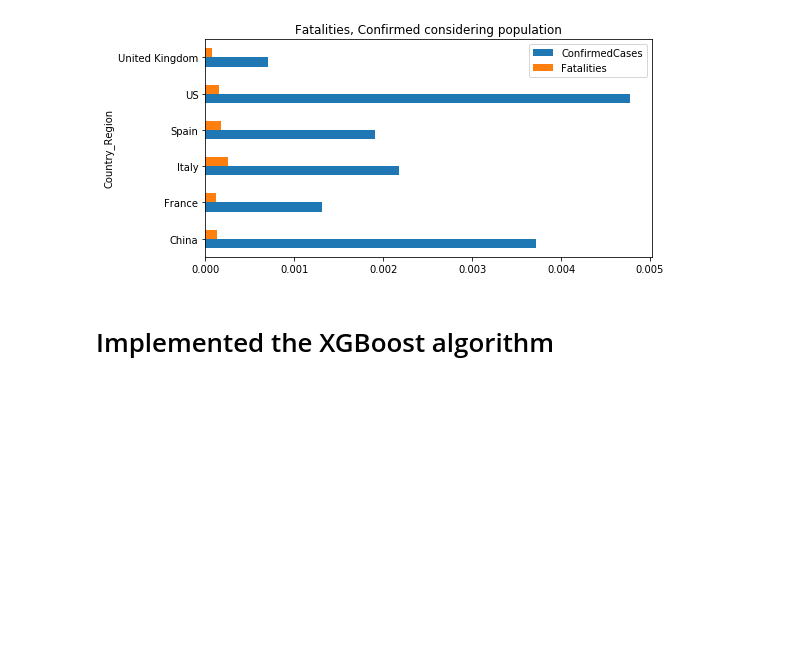
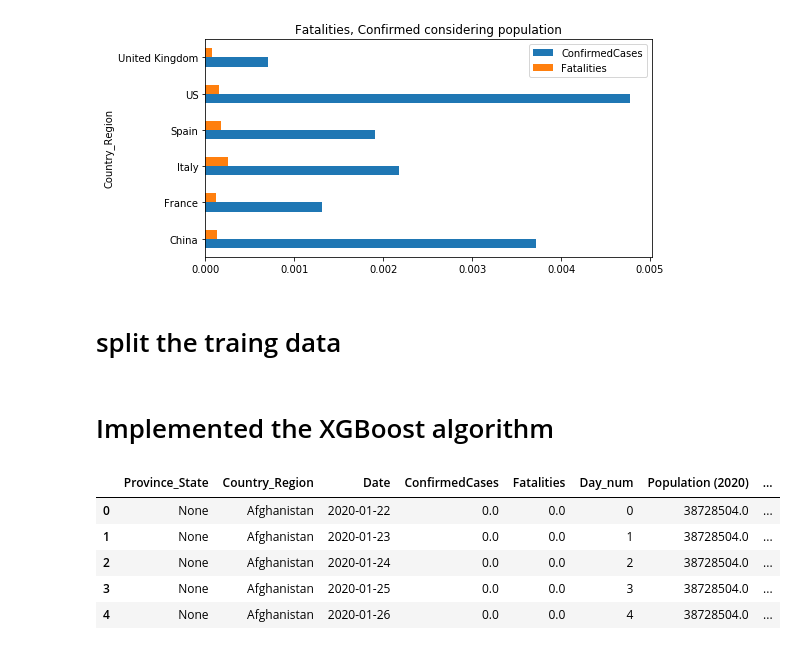
Before and after one commit to tusharghoshbd/covid-19-global-forecast-xgboost, a Jupyter notebook: Covid-19 global forecasting.ipynb, the cells around one changed output. Drawn from its saved outputs; the diff is of its cells as text; code cells hidden in the pictures; blank space fills up the shorter version.

```diff
--- a/Covid-19 global forecasting.ipynb
+++ b/Covid-19 global forecasting.ipynb
@@ -289,3 +338,5 @@ train_country_total.plot(x = 'Country_Region', y = ["ConfirmedCases","Fatalities
 | 5 | 175 | United Kingdom | 0.000709 | 0.000074 |
 <matplotlib.axes._subplots.AxesSubplot at 0x...>
 [figure]
+# %% [markdown]
+# split the traing data
@@ -326,0 +356,77 @@ for country in countries:
+# %%
+countries = train.Country_Region.unique()
+test['Province_State'] = test['Province_State'].fillna('None')
+display(train.head())
+
+xout = pd.DataFrame({'ForecastId': [],  'ConfirmedCases': [], 'Fatalities': []})
+
+for country in countries:
+    states = train.loc[train.Country_Region == country, :].Province_State.unique()
+#     display(states)
+    for state in states:
+        #trian
+        x_train_CS = train.loc[(train.Country_Region == country) & (train.Province_State == state), ['Province_State', 'Country_Region', 'Date', 'ConfirmedCases', 'Fatalities','Population (2020)', 'Density (P/Km²)', 'Med. Age' ]]
+
+        y1_train_CS = x_train_CS.loc[:, 'ConfirmedCases']
+        y2_train_CS = x_train_CS.loc[:, 'Fatalities']
+        x_train_CS = x_train_CS.loc[:, ['Province_State', 'Country_Region', 'Date','Population (2020)',"Density (P/Km²)","Med. Age"]]
+        x_train_CS.Country_Region = preprocessing.LabelEncoder().fit_transform(x_train_CS.Country_Region)
+        x_train_CS['Province_State'] = preprocessing.LabelEncoder().fit_transform(x_train_CS['Province_State'])
+        x_train_CS['Date'] = x_train_CS.Date.dt.strftime("%Y%m%d")
+        x_train_CS["Date"]  = x_train_CS["Date"].astype(int)
+        x_train_CS["Density (P/Km²)"]  = x_train_CS["Density (P/Km²)"].astype(np.float32)
+        x_train_CS["Med. Age"]  = x_train_CS["Med. Age"].astype(np.float32)
+
+
+        x_test_CS = test.loc[(test.Country_Region == country) & (test.Province_State == state), ['Province_State', 'Country_Region', 'Date', 'ForecastId','Population (2020)', 'Density (P/Km²)', 'Med. Age']]
+
+#         display(x_test_CS)
+        x_test_CS_Id = x_test_CS.loc[:, 'ForecastId']
+#         x_test_CS_Date = x_test_CS.loc[:, 'Date']
+        x_test_CS = x_test_CS.loc[:, ['Province_State', 'Country_Region', 'Date' ,'Population (2020)', 'Density (P/Km²)', 'Med. Age']]
+        x_test_CS.Country_Region = preprocessing.LabelEncoder().fit_transform(x_test_CS.Country_Region)
+        x_test_CS['Province_State'] = preprocessing.LabelEncoder().fit_transform(x_test_CS['Province_State'])
+        x_test_CS['Date'] = x_test_CS.Date.dt.strftime("%Y%m%d")
+        x_test_CS["Date"]  = x_test_CS["Date"].astype(int)
+        x_test_CS["Density (P/Km²)"]  = x_test_CS["Density (P/Km²)"].astype(np.float32)
+        x_test_CS["Med. Age"]  = x_test_CS["Med. Age"].astype(np.float32)
+
+#         x_train_CS = x_train_CS.values
+#         x_test_CS = x_test_CS.values
+
+#         x_test_CS = x_train_CS[x_train_CS.columns]
+
+#         x_test_CS = x_train_CS[x_train_CS.columns]
+#         x_train_CS = np.array(x_train_CS)
+#         x_test_CS = np.array(x_test_CS)
+
+
+        xmodel1 = XGBRegressor(n_estimators=1000)
+        xmodel1.fit(x_train_CS, y1_train_CS)
+        y1_xpred = xmodel1.predict(x_test_CS)
+
+        xmodel2 = XGBRegressor(n_estimators=1000)
+        xmodel2.fit(x_train_CS, y2_train_CS)
+        y2_xpred = xmodel2.predict(x_test_CS)
+
+        xdata = pd.DataFrame({'ForecastId': x_test_CS_Id, 'ConfirmedCases': y1_xpred, 'Fatalities': y2_xpred})
+        xout = pd.concat([xout, xdata], axis=0)
+
+
+xout.ForecastId = xout.ForecastId.astype('int')
+xout['ConfirmedCases'] = round(xout['ConfirmedCases'],1)
+xout['Fatalities'] = round(xout['Fatalities'],1)
+xout['ConfirmedCases'] = xout['ConfirmedCases'].apply(int)
+xout['Fatalities'] = xout['Fatalities'].apply(int)
+
+
+display(xout.iloc[173:180,:])
+
+xout.to_csv('submission.csv', index=False)
+# %% [output]
+|  | Province_State | Country_Region | Date | ConfirmedCases | Fatalities | Day_num | Population (2020) | ... |
+| 0 | None | Afghanistan | 2020-01-22 | 0.0 | 0.0 | 0 | 38728504.0 | ... |
+| 1 | None | Afghanistan | 2020-01-23 | 0.0 | 0.0 | 1 | 38728504.0 | ... |
+| 2 | None | Afghanistan | 2020-01-24 | 0.0 | 0.0 | 2 | 38728504.0 | ... |
+| 3 | None | Afghanistan | 2020-01-25 | 0.0 | 0.0 | 3 | 38728504.0 | ... |
+| 4 | None | Afghanistan | 2020-01-26 | 0.0 | 0.0 | 4 | 38728504.0 | ... |
```
Also changed, not shown: parts of 12 cells of this notebook, 2 other files.
